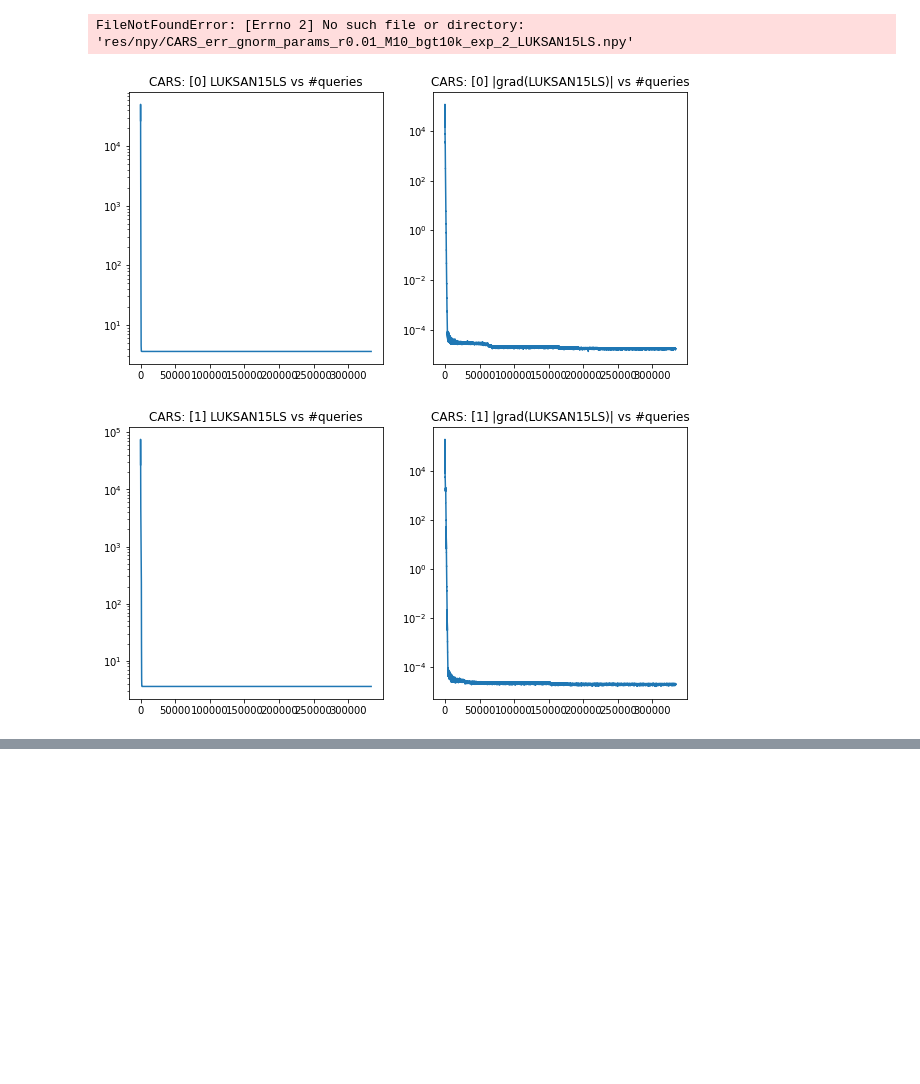
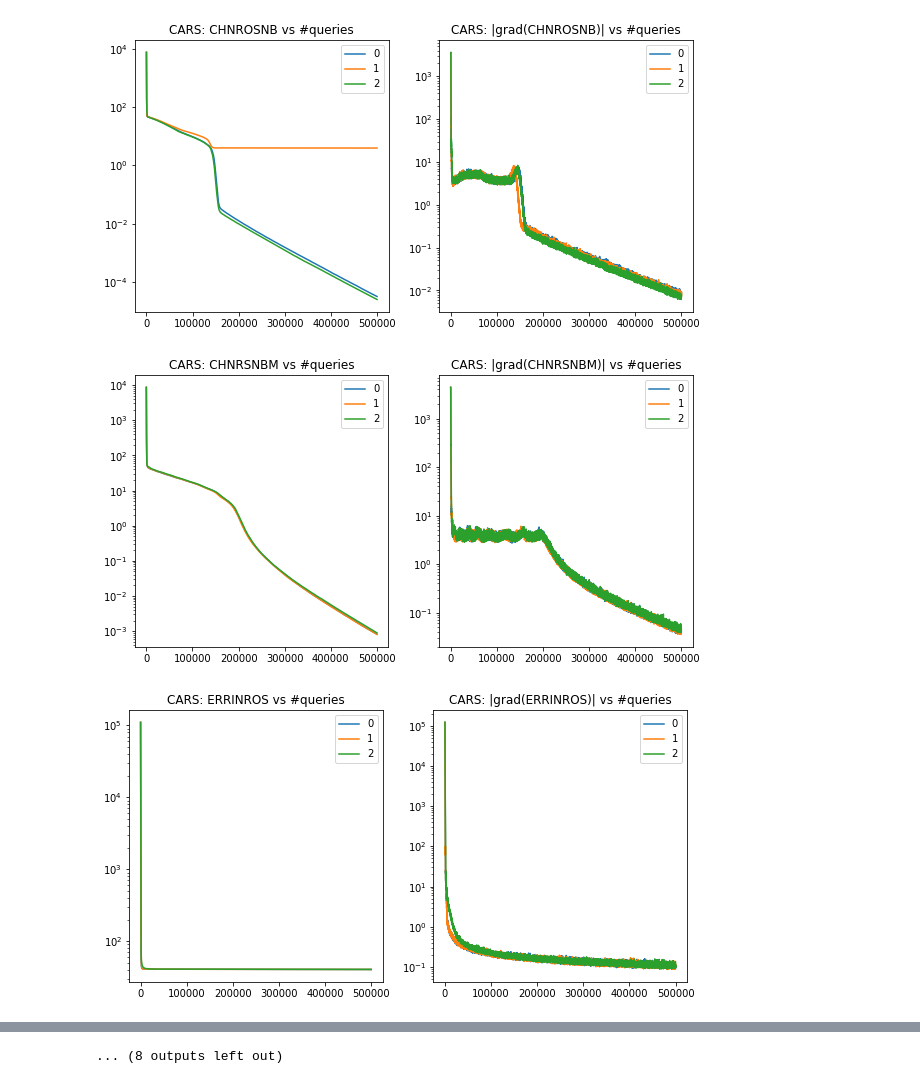
Before and after one commit to bumsu-kim/CARS, a Jupyter notebook: CARS_pyCUTEst/readData.ipynb, the cells around one changed output, grey strips where cells are left out. Drawn from its saved outputs; the diff is of its cells as text; code cells hidden in the pictures; blank space fills up the shorter version.

```diff
--- a/CARS_pyCUTEst/readData.ipynb
+++ b/CARS_pyCUTEst/readData.ipynb
@@ -24,14 +1,32 @@ def plot_res(fname, Otype, pname, expnum = None):
-# %%
-default_folder = 'res/npy/'
-Otype = 'CARS'
-paramoptions = 'r0.01_M10_bgt10k'
-prob_name = 'LUKSAN15LS'
-
-maxexpnum = 3
-for exp_num in range(maxexpnum):
-    fname = default_folder + f"{Otype}_err_gnorm_params_{paramoptions}_exp_{exp_num}_{prob_name}.npy"
-    plot_res(fname, Otype, prob_name, exp_num)
-# %% [output]
-FileNotFoundError: [Errno 2] No such file or directory: 'res/npy/CARS_err_gnorm_params_r0.01_M10_bgt10k_exp_2_LUKSAN15LS.npy'
-[figure, removed]
-[figure, removed]
+# %%
+default_folder = 'res/npy/'
+Otype = 'CARS'
+maxexpnum = 3
+prob_name = 'QING'
+prob_name_list = [
+    'CHNROSNB',
+    'CHNRSNBM',
+    'ERRINROS',
+    'ERRINRSM',
+    'HILBERTA',
+    'HILBERTB',
+    'LUKSAN11LS',
+    'LUKSAN12LS',
+    'LUKSAN13LS',
+    'LUKSAN14LS',
+    'LUKSAN15LS',
+    'LUKSAN16LS',
+    'LUKSAN17LS',
+    'LUKSAN21LS',
+    'LUKSAN22LS',
+    'MANCINO',
+    'POWERSUM',
+    'PRICE3',
+    'QING',
+    'SENSORS',
+    'STRTCHDV',
+    'TRIGON1',
+    'TRIGON2',
+    'VANDANMSLS',
+    'WATSON',
+]
@@ -37,0 +99,10 @@ FileNotFoundError: [Errno 2] No such file or directory: 'res/npy/CARS_err_gnorm_
+# %%
+paramoptions = 'r0.01_M10_bgt10k'
+for prob_name in prob_name_list:
+    plot_res(default_folder, paramoptions, Otype, prob_name, maxexpnum)
+# paramoptions = 'r0.1_M10_bgt10k'
+# plot_res(default_folder, paramoptions, Otype, prob_name, maxexpnum)
+# %% [output]
+[figure, added]
+[figure, added]
+[figure, added]
@@ -37,0 +118 @@ FileNotFoundError: [Errno 2] No such file or directory: 'res/npy/CARS_err_gnorm_
+... (8 outputs left out)
```
Also changed, not shown: parts of 4 cells of this notebook, 2 other files.
